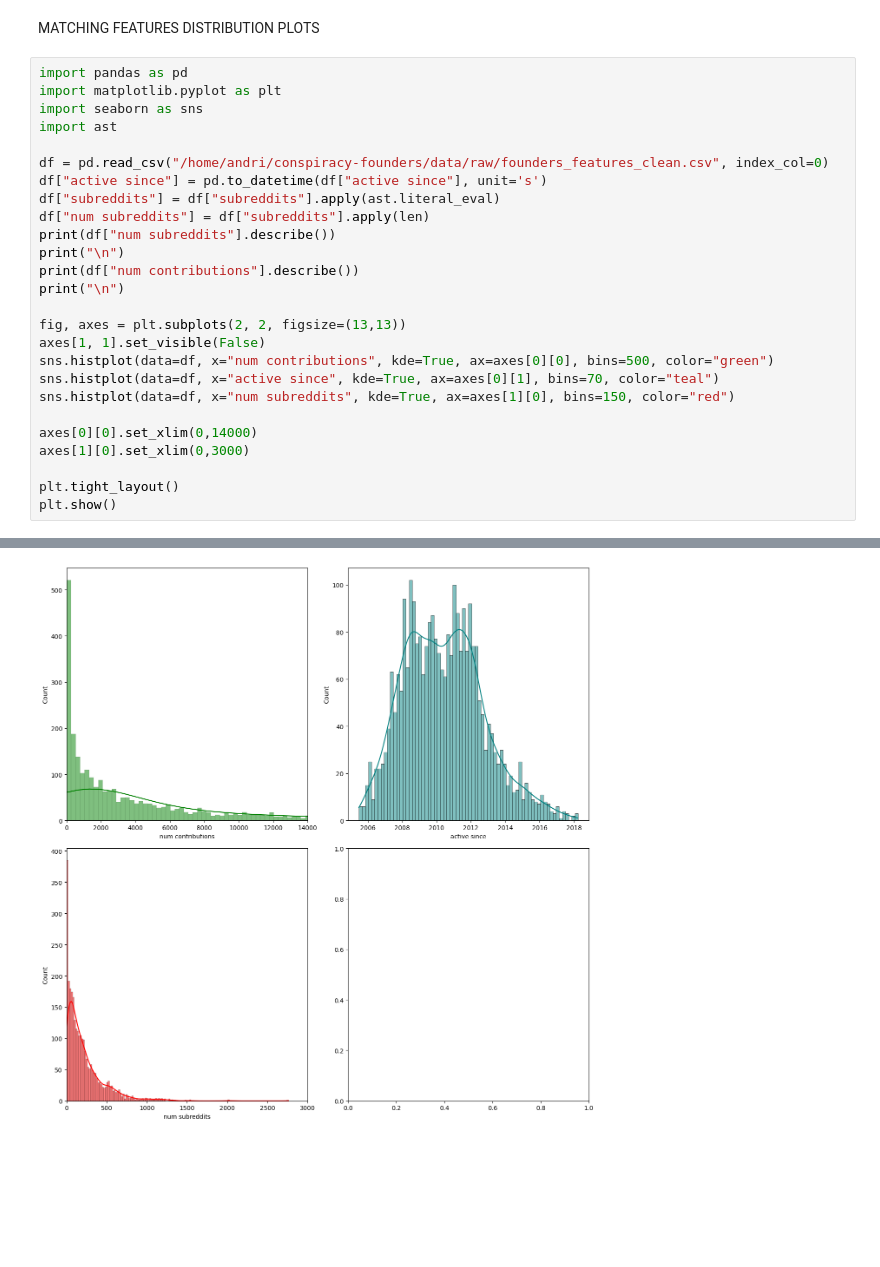
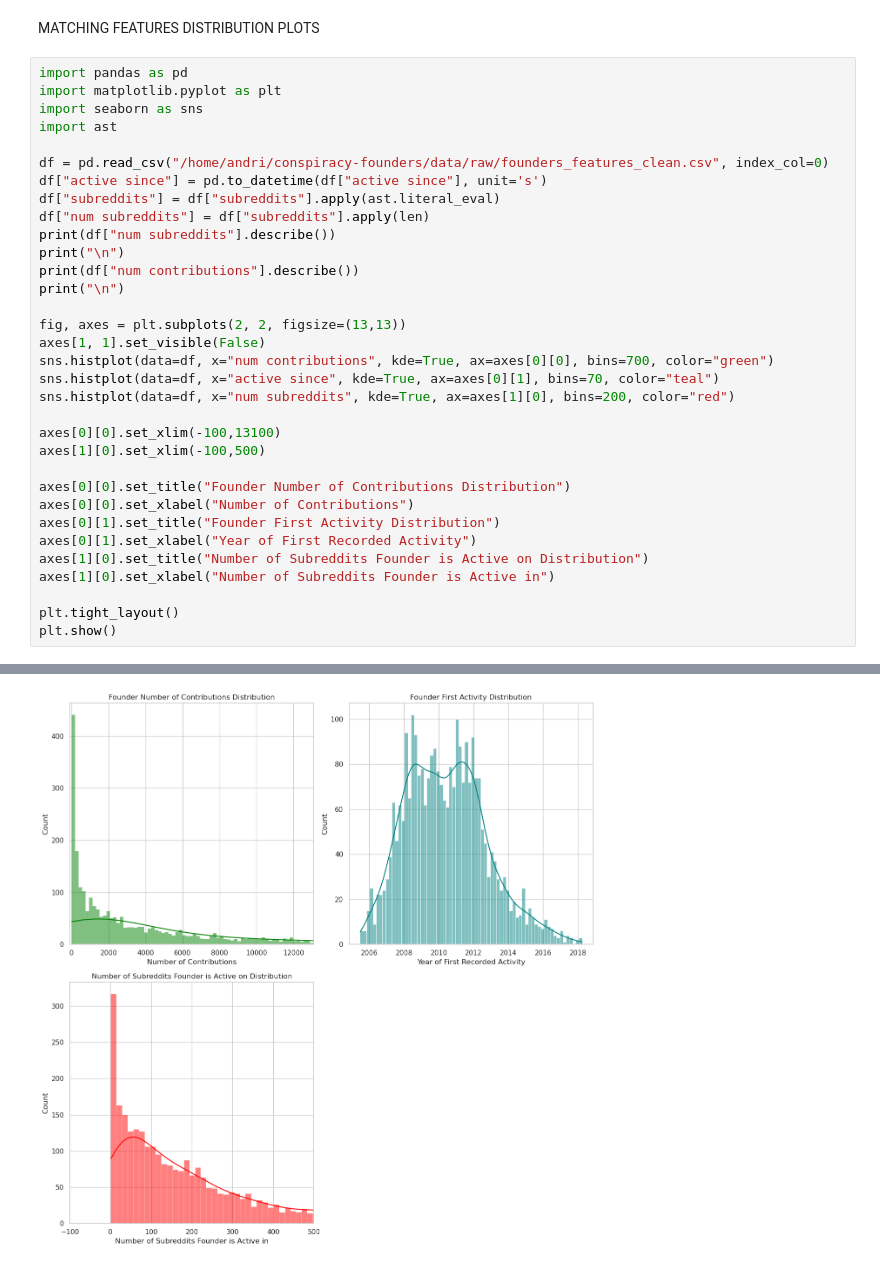
Before and after one commit to Andrii04/conspiracy-founders, a Jupyter notebook: notebooks/plots.ipynb, the cells around one changed output, grey strips where cells are left out. Drawn from its saved outputs; the diff is of its cells as text; blank space fills up the shorter version.

```diff
--- a/notebooks/plots.ipynb
+++ b/notebooks/plots.ipynb
@@ -172,35 +174,42 @@ print(df["num contributions"].describe())
 print("\n")
 
 fig, axes = plt.subplots(2, 2, figsize=(13,13))
 axes[1, 1].set_visible(False)
-sns.histplot(data=df, x="num contributions", kde=True, ax=axes[0][0], bins=500, color="green")
+sns.histplot(data=df, x="num contributions", kde=True, ax=axes[0][0], bins=700, color="green")
 sns.histplot(data=df, x="active since", kde=True, ax=axes[0][1], bins=70, color="teal")
-sns.histplot(data=df, x="num subreddits", kde=True, ax=axes[1][0], bins=150, color="red")
+sns.histplot(data=df, x="num subreddits", kde=True, ax=axes[1][0], bins=200, color="red")
 
-axes[0][0].set_xlim(0,14000)
-axes[1][0].set_xlim(0,3000)
+axes[0][0].set_xlim(-100,13100)
+axes[1][0].set_xlim(-100,500)
+
+axes[0][0].set_title("Founder Number of Contributions Distribution")
+axes[0][0].set_xlabel("Number of Contributions")
+axes[0][1].set_title("Founder First Activity Distribution")
+axes[0][1].set_xlabel("Year of First Recorded Activity")
+axes[1][0].set_title("Number of Subreddits Founder is Active on Distribution")
+axes[1][0].set_xlabel("Number of Subreddits Founder is Active in")
 
 plt.tight_layout()
 plt.show()
 # %% [output]
 count    2829.000000
 mean      216.948745
 std       241.428834
 min         1.000000
 25%        51.000000
 50%       142.000000
 75%       298.000000
 max      2762.000000
 Name: num subreddits, dtype: float64
 
 
 count      2829.000000
 mean       7156.479321
 std       12402.615804
 min           1.000000
 25%         523.000000
 50%        2498.000000
 75%        7839.000000
 max      130833.000000
 Name: num contributions, dtype: float64
-[figure, old version]
+[figure, new version]
```
Also changed, not shown: parts of 3 cells of this notebook, 13 other files.
